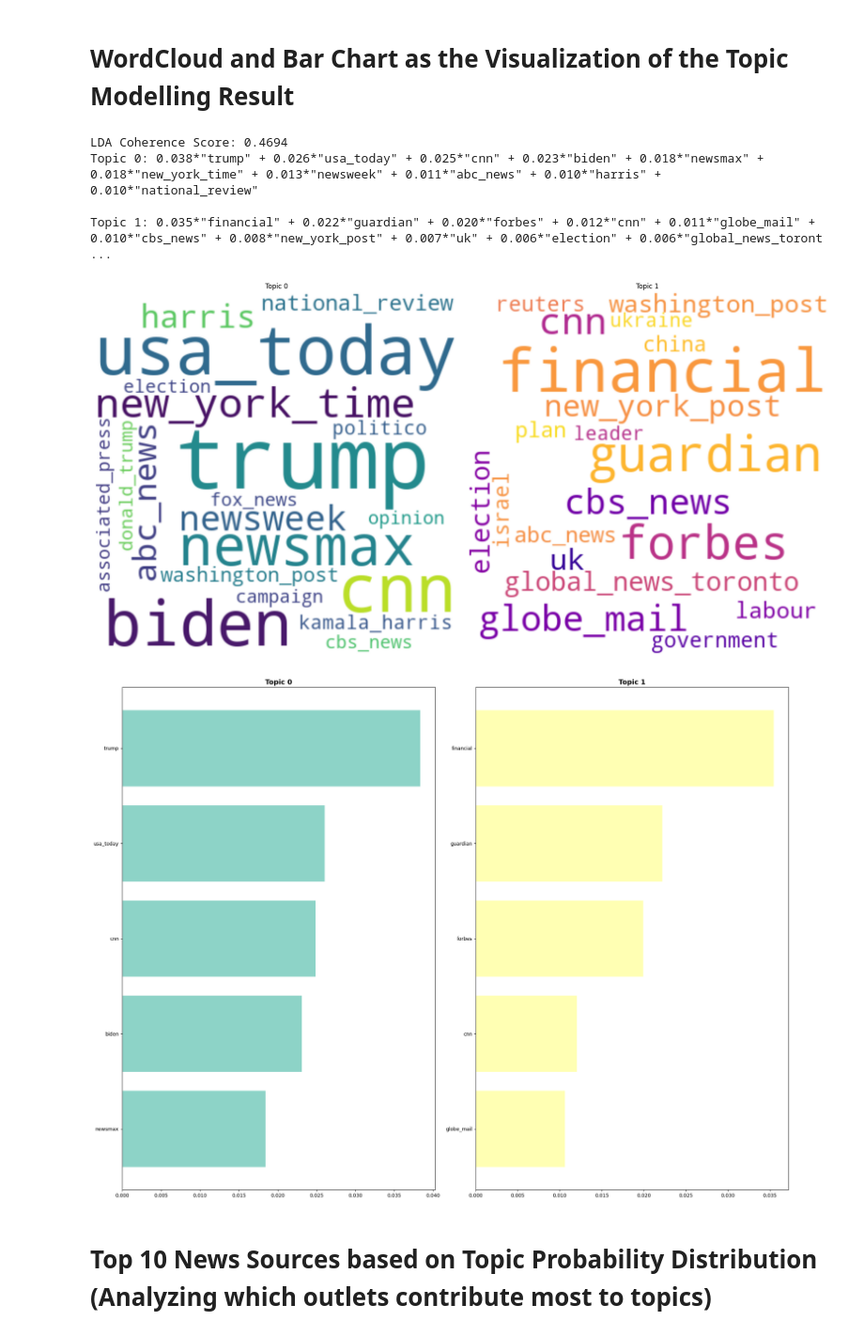
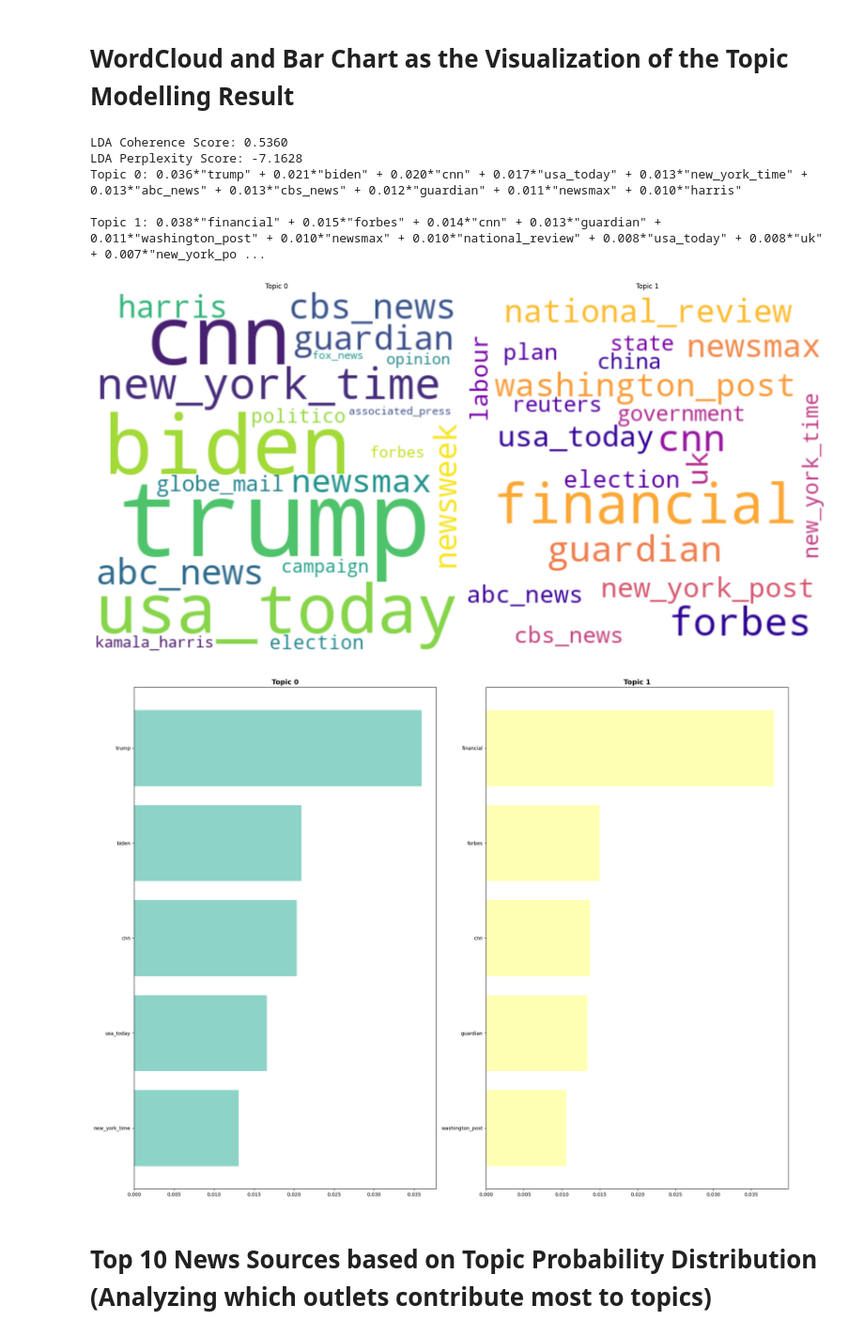
Before and after one commit to ziyouuu/news-bias-detection, a Jupyter notebook: TopicModelling/topicmodelling_headline.ipynb, the cells around one changed output. Shown at 94% size. Cells and saved outputs as stored; diff of their text form; code cells hidden in the pictures.

Commit message:
Topic Modelling for News Content

```diff
--- a/TopicModelling/topicmodelling_headline.ipynb
+++ b/TopicModelling/topicmodelling_headline.ipynb
@@ -78,7 +78,7 @@ df = pd.read_csv("../datasets/news_dataset_headlines_cleaned.csv")
 df['headline_words'] = df['headline_words'].apply(eval)  # Ensure the column is in list format
 
 # 1. Detect Bigrams and Trigrams with Higher Threshold
-bigram = Phrases(df['headline_words'], min_count=10, threshold=30)  # Increased min_count and threshold
+bigram = Phrases(df['headline_words'], min_count=10, threshold=30)
 trigram = Phrases(bigram[df['headline_words']], min_count=10, threshold=30)
 
 bigram_mod = Phraser(bigram)
@@ -113,62 +113,69 @@ lda_model = LdaMulticore(
     corpus=corpus,
     num_topics=num_topics,
     id2word=dictionary,
-    passes=50,  # Increased passes for better convergence
-    workers=multiprocessing.cpu_count(),  # Use all available CPU cores
+    passes=10,
+    workers=multiprocessing.cpu_count(),
     random_state=42
 )
 
 # 7. Compute LDA Coherence Score
 coherence_model = CoherenceModel(model=lda_model, texts=df['headline_words'], dictionary=dictionary, coherence='c_v')
 coherence_score = coherence_model.get_coherence()
-print(f"LDA Coherence Score: {coherence_score:.4f}")
 
-# 8. Print the top words in each topic
+# 8. Compute LDA Perplexity Score
+perplexity_score = lda_model.log_perplexity(corpus)
+
+# Print Evaluation Metrics
+print(f"LDA Coherence Score: {coherence_score:.4f}")  # Higher is better
+print(f"LDA Perplexity Score: {perplexity_score:.4f}")  # Lower is better
+
+# 9. Print the top words in each topic
 for idx, topic in lda_model.print_topics(num_words=10):
     print(f"Topic {idx}: {topic}\n")
 
-# 9. Visualize topics using WordClouds (4 topics per row, 3 rows) with distinct readable colors
+# 10. Visualize topics using WordClouds
 fig, axes = plt.subplots(nrows=1, ncols=2, figsize=(19, 14))
 axes = axes.flatten()
-wordcloud_colors = ["viridis", "plasma", "inferno", "magma", "cividis", "twilight", "coolwarm", "Spectral", "Dark2", "tab10", "tab20", "Paired"]  # Distinct colors avoiding very light ones
+wordcloud_colors = ["viridis", "plasma"]
 
 for i in range(num_topics):
     topic_words = dict(lda_model.show_topic(i, 20))
     wordcloud = WordCloud(width=400, height=400, background_color='white', colormap=wordcloud_colors[i]).generate_from_frequencies(topic_words)
     axes[i].imshow(wordcloud, interpolation="bilinear")
     axes[i].axis("off")
     axes[i].set_title(f"Topic {i}")
 
 plt.tight_layout()
 plt.show()
 
-# 10. Save the model and dictionary
+# 11. Save the model and dictionary
 lda_model.save("lda_model.model")
 dictionary.save("lda_dictionary.dict")
 
-# 11. Generate Bar Chart for Top 5 Words in Each Topic with Fully Distinct Colors
+# 12. Generate Bar Chart for Top 5 Words in Each Topic
 fig, axes = plt.subplots(nrows=1, ncols=2, figsize=(20, 15))
 axes = axes.flatten()
-distinct_colors = sns.color_palette("Set3", num_topics)  # Using Set3 for better distinct colors
+distinct_colors = sns.color_palette("Set3", num_topics)
 
 for i in range(num_topics):
-    topic_words = dict(lda_model.show_topic(i, 5))  # Get top 5 words
+    topic_words = dict(lda_model.show_topic(i, 5))
     words = list(topic_words.keys())
     values = list(topic_words.values())
 
-    axes[i].barh(words, values, color=distinct_colors[i])  # Assign distinct colors
+    axes[i].barh(words, values, color=distinct_colors[i])
     axes[i].invert_yaxis()
     axes[i].set_title(f"Topic {i}", fontsize=14, fontweight='bold')
 
 plt.tight_layout()
 plt.show()
 # %% [output]
-LDA Coherence Score: 0.4694
-Topic 0: 0.038*"trump" + 0.026*"usa_today" + 0.025*"cnn" + 0.023*"biden" + 0.018*"newsmax" + 0.018*"new_york_time" + 0.013*"newsweek" + 0.011*"abc_news" + 0.010*"harris" + 0.010*"national_review"
+LDA Coherence Score: 0.5360
+LDA Perplexity Score: -7.1628
+Topic 0: 0.036*"trump" + 0.021*"biden" + 0.020*"cnn" + 0.017*"usa_today" + 0.013*"new_york_time" + 0.013*"abc_news" + 0.013*"cbs_news" + 0.012*"guardian" + 0.011*"newsmax" + 0.010*"harris"
 
-Topic 1: 0.035*"financial" + 0.022*"guardian" + 0.020*"forbes" + 0.012*"cnn" + 0.011*"globe_mail" + 0.010*"cbs_news" + 0.008*"new_york_post" + 0.007*"uk" + 0.006*"election" + 0.006*"global_news_toront ...
+Topic 1: 0.038*"financial" + 0.015*"forbes" + 0.014*"cnn" + 0.013*"guardian" + 0.011*"washington_post" + 0.010*"newsmax" + 0.010*"national_review" + 0.008*"usa_today" + 0.008*"uk" + 0.007*"new_york_po ...
-[figure, old version]
+[figure, new version]
-[figure, old version]
+[figure, new version]
 # %% [markdown]
 # Top 10 News Sources based on Topic Probability Distribution (Analyzing which outlets contribute most to topics)
 # %% [markdown]
```
